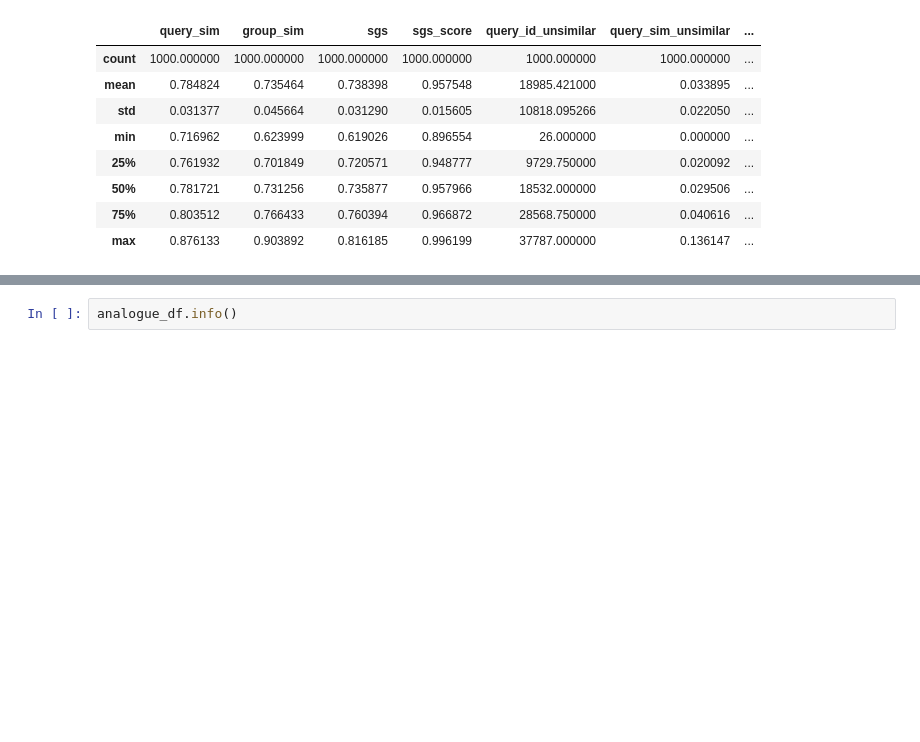
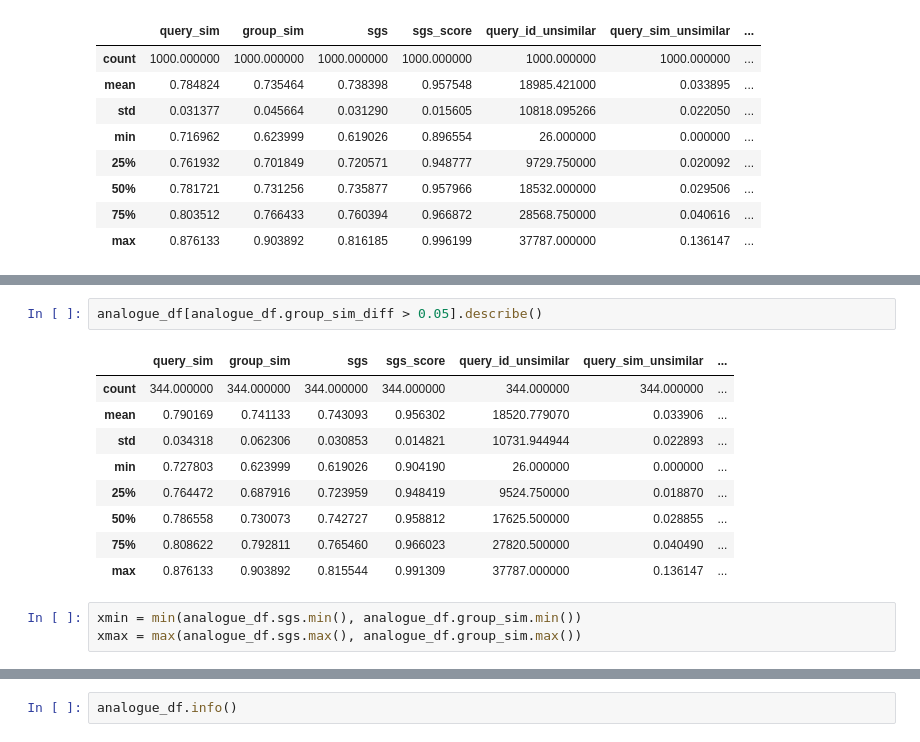
Before and after one commit to Knerten0815/master-thesis-code, a Jupyter notebook: group_similarity-similar_groups_unsimilar_query.ipynb, the cells around one changed output, grey strips where cells are left out. Cells and saved outputs as stored; diff of their text form; blank space fills up the shorter version.

```diff
--- a/group_similarity-similar_groups_unsimilar_query.ipynb
+++ b/group_similarity-similar_groups_unsimilar_query.ipynb
@@ -235,0 +247,15 @@ analogue_df.describe()
+# %%
+analogue_df[analogue_df.group_sim_diff > 0.05].describe()
+# %% [output]
+|  | query_sim | group_sim | sgs | sgs_score | query_id_unsimilar | query_sim_unsimilar | ... |
+| count | 344.000000 | 344.000000 | 344.000000 | 344.000000 | 344.000000 | 344.000000 | ... |
+| mean | 0.790169 | 0.741133 | 0.743093 | 0.956302 | 18520.779070 | 0.033906 | ... |
+| std | 0.034318 | 0.062306 | 0.030853 | 0.014821 | 10731.944944 | 0.022893 | ... |
+| min | 0.727803 | 0.623999 | 0.619026 | 0.904190 | 26.000000 | 0.000000 | ... |
+| 25% | 0.764472 | 0.687916 | 0.723959 | 0.948419 | 9524.750000 | 0.018870 | ... |
+| 50% | 0.786558 | 0.730073 | 0.742727 | 0.958812 | 17625.500000 | 0.028855 | ... |
+| 75% | 0.808622 | 0.792811 | 0.765460 | 0.966023 | 27820.500000 | 0.040490 | ... |
+| max | 0.876133 | 0.903892 | 0.815544 | 0.991309 | 37787.000000 | 0.136147 | ... |
+# %%
+xmin = min(analogue_df.sgs.min(), analogue_df.group_sim.min())
+xmax = max(analogue_df.sgs.max(), analogue_df.group_sim.max())
```
Also changed, not shown: parts of 4 cells of this notebook, 3 other files.
